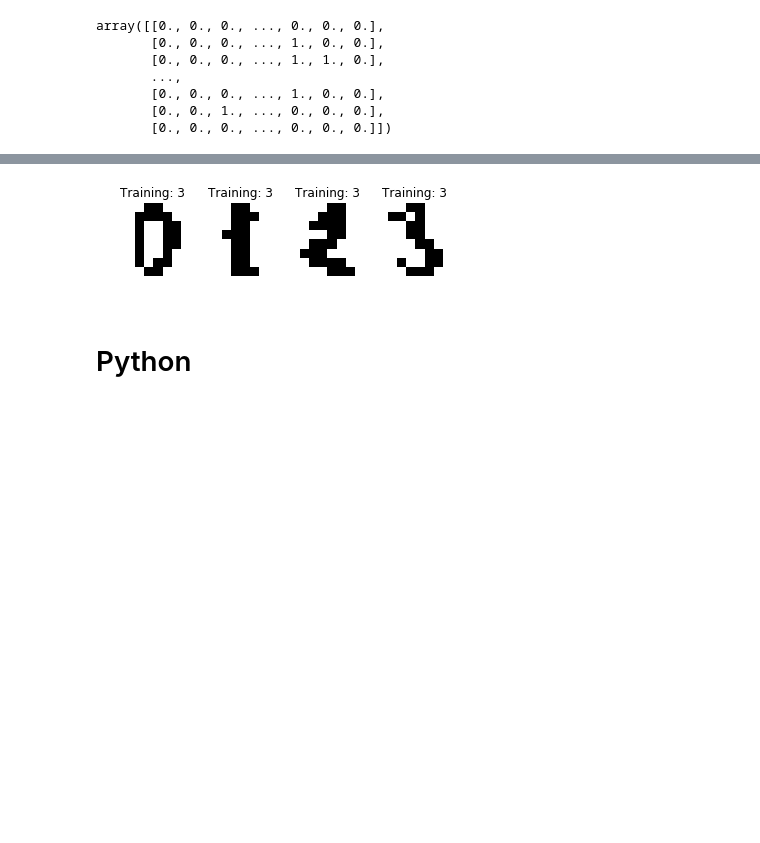
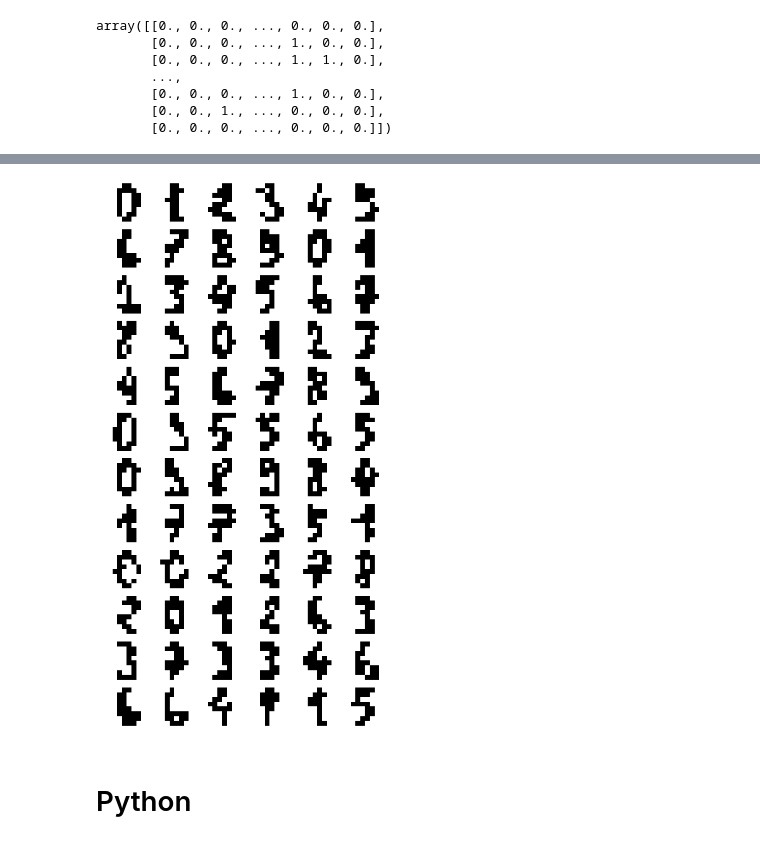
Before and after one commit to triwave33/association_rule_learning, a Jupyter notebook: association_rules.ipynb, the cells around one changed output, grey strips where cells are left out. Drawn from its saved outputs; the diff is of its cells as text; code cells hidden in the pictures; blank space fills up the shorter version.

```diff
--- a/association_rules.ipynb
+++ b/association_rules.ipynb
@@ -577,11 +672,19 @@ np.savetxt("mnist_8x8.csv", X=mnist_array, delimiter=",")
 # %%
-_, axes = plt.subplots(1,4)
-for ax, image in zip(axes[:4], mnist_array[:4]):
+row=12
+col = 6
+
+_, axes = plt.subplots(row,col, figsize = (col*1.5,row*1.5))
+
+for i in range(row*col):
+    r =int( i / col)
+    c = i % col
+    ax = axes[r][c]
+    image = mnist_array[i]
     ax.set_axis_off()
     ax.imshow(image.reshape(8,8), cmap=plt.cm.gray_r, interpolation='nearest')
-    ax.set_title('Training: %i' % label)
+    #ax.set_title('Training: %i' % label)
 # %% [output]
-[figure, old version]
+[figure, new version]
 # %% [markdown]
 # Python
 # %%
```
Also changed, not shown: parts of 23 cells of this notebook, 1 other file.
